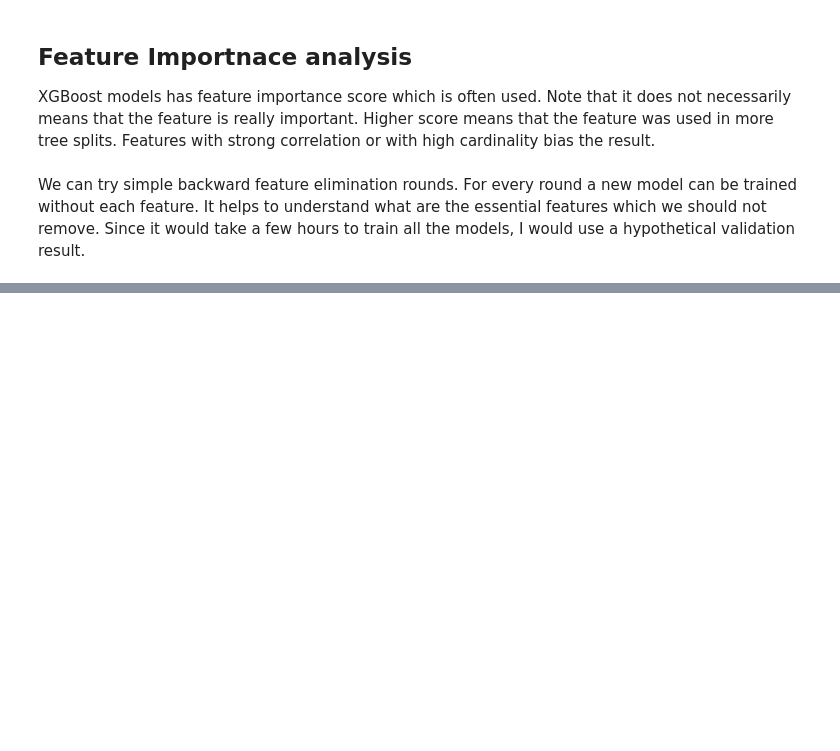
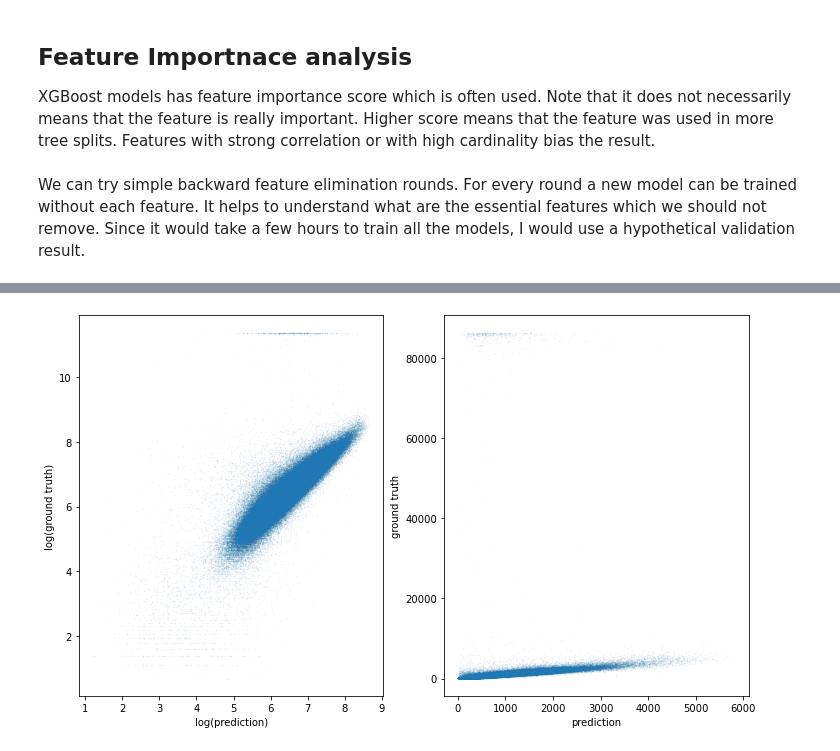
Before and after one commit to sam351/competitions, a Jupyter notebook: kaggle_NY-taxi/200625_NY-taxi_study-03_from-EDA-to-the-Top.ipynb, the cells around one changed output, grey strips where cells are left out. Saved outputs shown, nothing was run; the diff lists cells and outputs as text; code cells hidden in the pictures; blank space fills up the shorter version.

```diff
--- a/kaggle_NY-taxi/200625_NY-taxi_study-03_from-EDA-to-the-Top.ipynb
+++ b/kaggle_NY-taxi/200625_NY-taxi_study-03_from-EDA-to-the-Top.ipynb
@@ -662,0 +687,13 @@ pd.concat([ftr_importance_df.head(3), ftr_importance_df.tail(3)])
+# %%
+y_pred = model.predict(dval)
+
+fig, ax = plt.subplots(ncols=2)
+ax[0].scatter(y_pred, y_val, s=0.1, alpha=0.1)
+ax[0].set_xlabel('log(prediction)')
+ax[0].set_ylabel('log(ground truth)')
+ax[1].scatter(np.exp(y_pred), np.exp(y_val), s=0.1, alpha=0.1)
+ax[1].set_xlabel('prediction')
+ax[1].set_ylabel('ground truth')
+plt.show()
+# %% [output]
+[figure, added]
```
Also changed, not shown: parts of 10 cells of this notebook.
